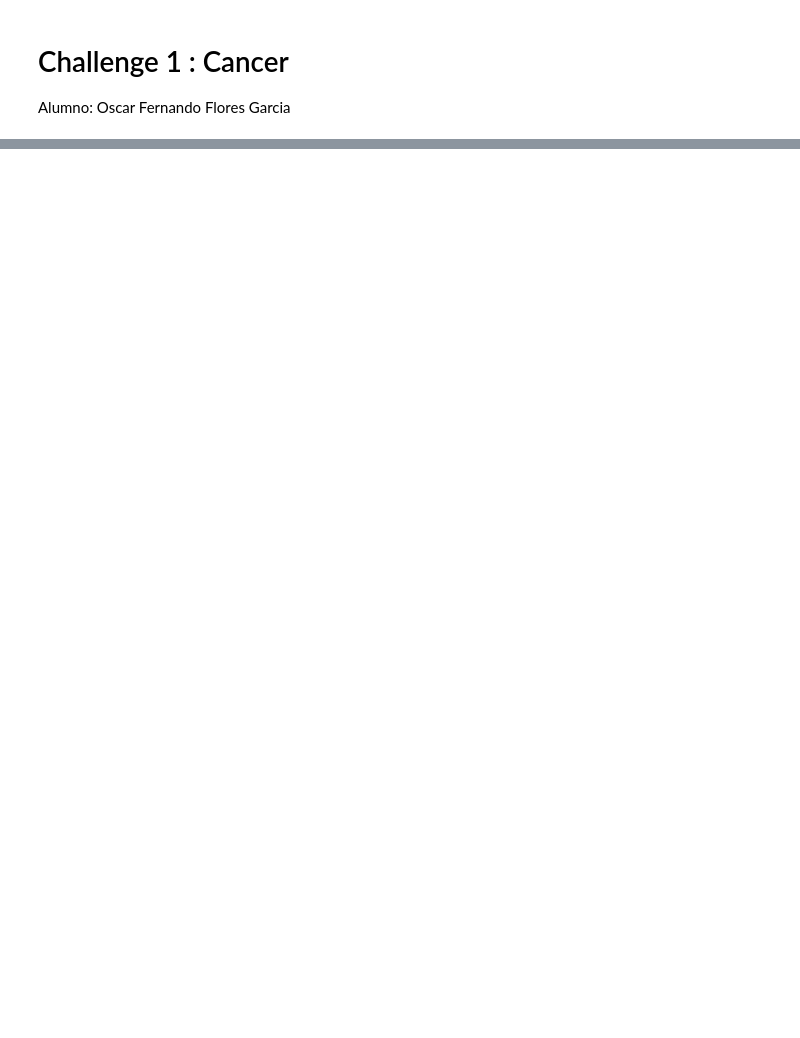
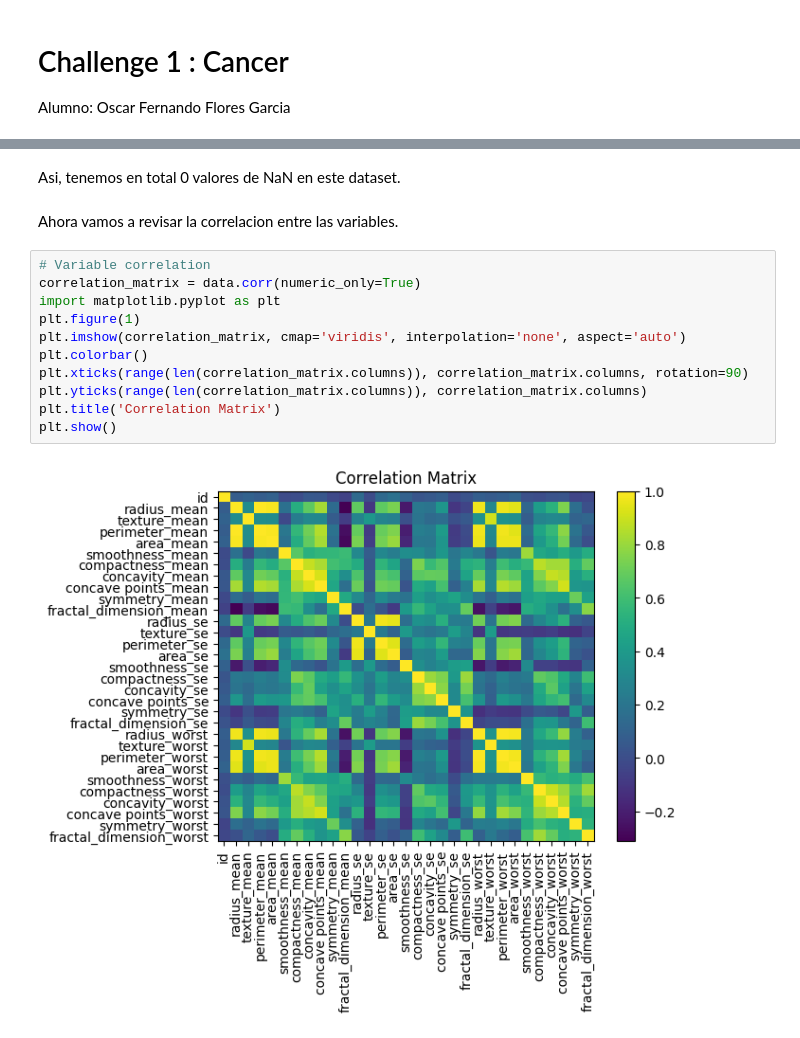
Before and after one commit to fernandofloresg/ProgramacionII, a Jupyter notebook: Challenges/01 - Cancer/Challenge.ipynb, the cells around one changed output, grey strips where cells are left out. Drawn from its saved outputs; the diff is of its cells as text; blank space fills up the shorter version.

```diff
--- a/Challenges/01 - Cancer/Challenge.ipynb
+++ b/Challenges/01 - Cancer/Challenge.ipynb
@@ -57,0 +132,17 @@ data.head(10)
+# %% [markdown]
+Asi, tenemos en total 0 valores de NaN en este dataset.
+# %% [markdown]
+Ahora vamos a revisar la correlacion entre las variables.
+# %%
+# Variable correlation
+correlation_matrix = data.corr(numeric_only=True)
+import matplotlib.pyplot as plt
+plt.figure(1)
+plt.imshow(correlation_matrix, cmap='viridis', interpolation='none', aspect='auto')
+plt.colorbar()
+plt.xticks(range(len(correlation_matrix.columns)), correlation_matrix.columns, rotation=90)
+plt.yticks(range(len(correlation_matrix.columns)), correlation_matrix.columns)
+plt.title('Correlation Matrix')
+plt.show()
+# %% [output]
+[figure, added]
```
Also changed, not shown: parts of 6 cells of this notebook, 2 other files.
